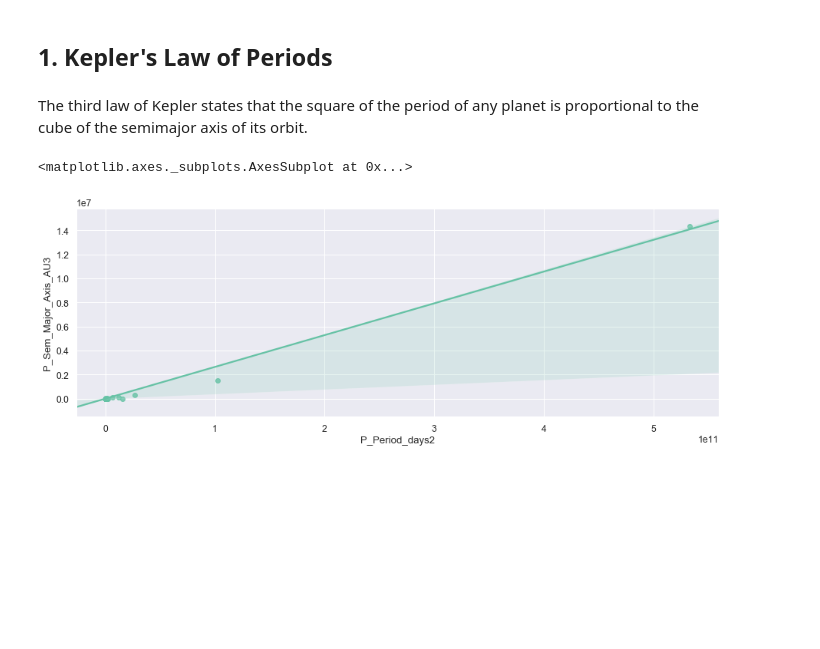
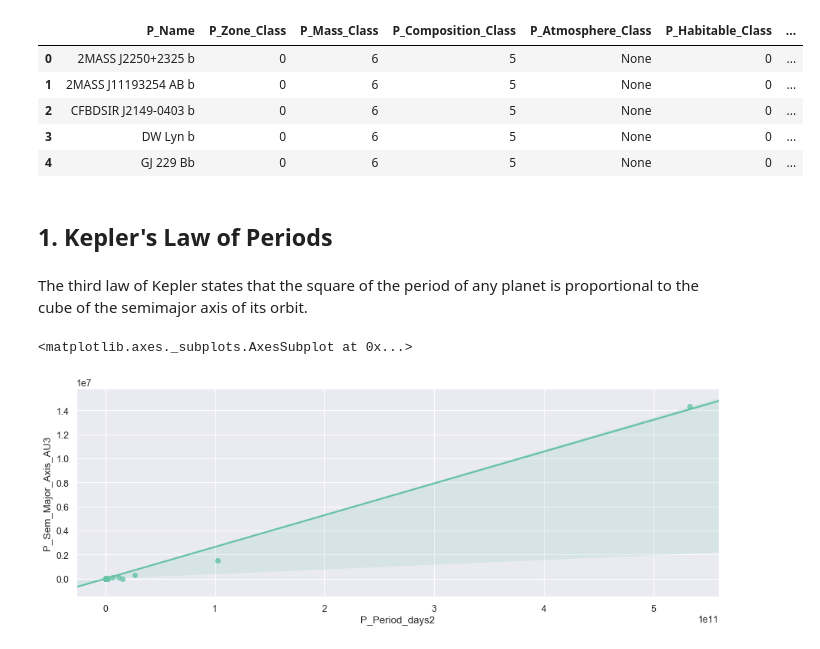
Before and after one commit to annaviper/exoplanets, a Jupyter notebook: 2. Exploratory and Statistical analysis/phl.ipynb, the cells around one changed output. Cells and saved outputs as stored; diff of their text form; code cells hidden in the pictures; blank space fills up the shorter version.

```diff
--- a/2. Exploratory and Statistical analysis/phl.ipynb
+++ b/2. Exploratory and Statistical analysis/phl.ipynb
@@ -60,6 +60,15 @@ ON phl.P_Habitable_Class = phab_class.index
 ''', engine)
 
 phl.drop('index', axis=1, inplace=True);
+# %%
+phl.head()
+# %% [output]
+|  | P_Name | P_Zone_Class | P_Mass_Class | P_Composition_Class | P_Atmosphere_Class | P_Habitable_Class | ... |
+| 0 | 2MASS J2250+2325 b | 0 | 6 | 5 | None | 0 | ... |
+| 1 | 2MASS J11193254 AB b | 0 | 6 | 5 | None | 0 | ... |
+| 2 | CFBDSIR J2149-0403 b | 0 | 6 | 5 | None | 0 | ... |
+| 3 | DW Lyn b | 0 | 6 | 5 | None | 0 | ... |
+| 4 | GJ 229 Bb | 0 | 6 | 5 | None | 0 | ... |
 # %% [markdown]
 ## 1. Kepler's Law of Periods
 # %% [markdown]
```
Also changed, not shown: parts of 25 cells of this notebook, 20 other files.
